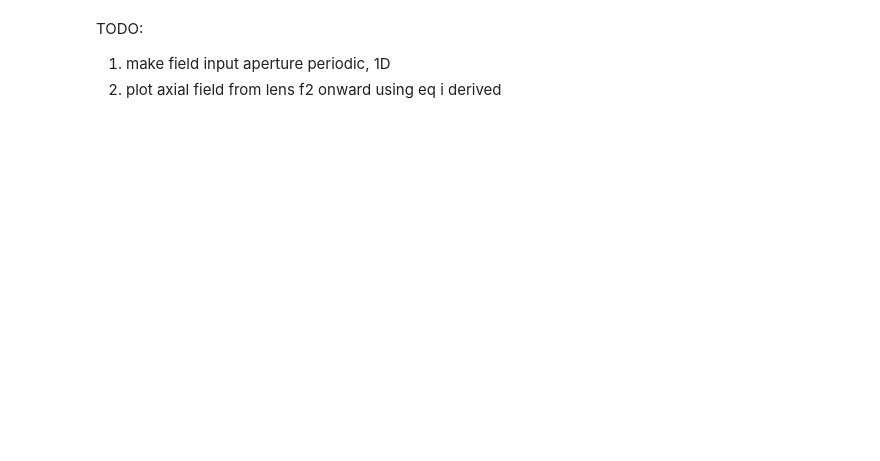
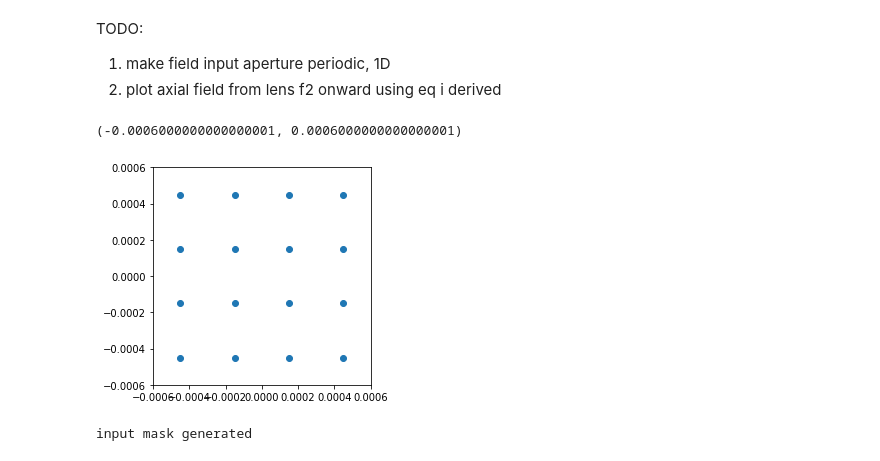
Before and after one commit to prhuft/fourier-optics, a Jupyter notebook: filtered_array.ipynb, the cells around one changed output. Saved outputs shown, nothing was run; the diff lists cells and outputs as text; code cells hidden in the pictures; blank space fills up the shorter version.

```diff
--- a/filtered_array.ipynb
+++ b/filtered_array.ipynb
@@ -66,4 +81,7 @@ A0 = 1
 f1 = 1
 f2 = 0.03
 a = 1e-4 # aperture 1 radius = 100 um
-b = f1*3.8317/(a*k) # aperture 2 radius; 3.8317 is the Fourier filtered beam
+b = f1*3.8317/(a*k) # the filter radius. 3.8317 is a00, the first zero of the J0(x).
+
+dx = 3*a # center-to-center spacing between spots
+dy = dx
@@ -83,0 +88,55 @@ field1 = from_quadrant3(abs(qd3))
+# %%
+xspots = 4
+yspots = 4
+xpts, ypts = get_grid(dx,dy,xspots,yspots)
+
+# lines = []
+# for i in range(yspots):
+#     for j in range(xspots):
+#         lines.append([[0, (j+1)*dx - (dx + xspots)/2], [0, (i+1)*dy - (dy + yspots)/2]])
+
+fig,ax = plt.subplots()
+ax.scatter(xpts, ypts)
+
+# for line in lines:
+#     ax.plot(*line)
+ax.set_aspect('equal')
+ax.set_xlim(-xspots*dx/2, xspots*dx/2)
+ax.set_ylim(-yspots*dx/2, yspots*dy/2)
+# %% [output]
+(-0.0006000000000000001, 0.0006000000000000001)
+[figure, added]
+# %%
+## build the aperture mask:
+
+w = xspots*dx/2 # array half-width
+pts = 200 # the grid will be pts x pts
+xarr,midpt,xx,yy = get_meshgrid(w, pts)
+
+# the centroids of the apertures
+xpts, ypts = get_grid(dx,dy,4,4)
+
+
+plate = 0 # block the field
+aperture = 1 # transmit the field
+dimx = dimy = pts
+midx = int(dimx/2)
+midy = int(dimy/2)
+
+mask_a = full((dimx, dimy), plate)
+
+qd3 = mask_a[0:midx, 0:midy]
+
+for i in range(midy):
+    for j in range(midx):
+
+        # check if coordinate overlaps an aperture
+        for x in xpts:
+            for y in ypts:
+                if sqrt((xx[0,j]-x)**2 + (yy[i,0]-y)**2) < a:
+                    qd3[i,j] = aperture
+
+mask_a = from_quadrant3(qd3, mask_a)
+print("input mask generated")
+# %% [output]
+input mask generated
```
Also changed, not shown: parts of 18 cells of this notebook.
